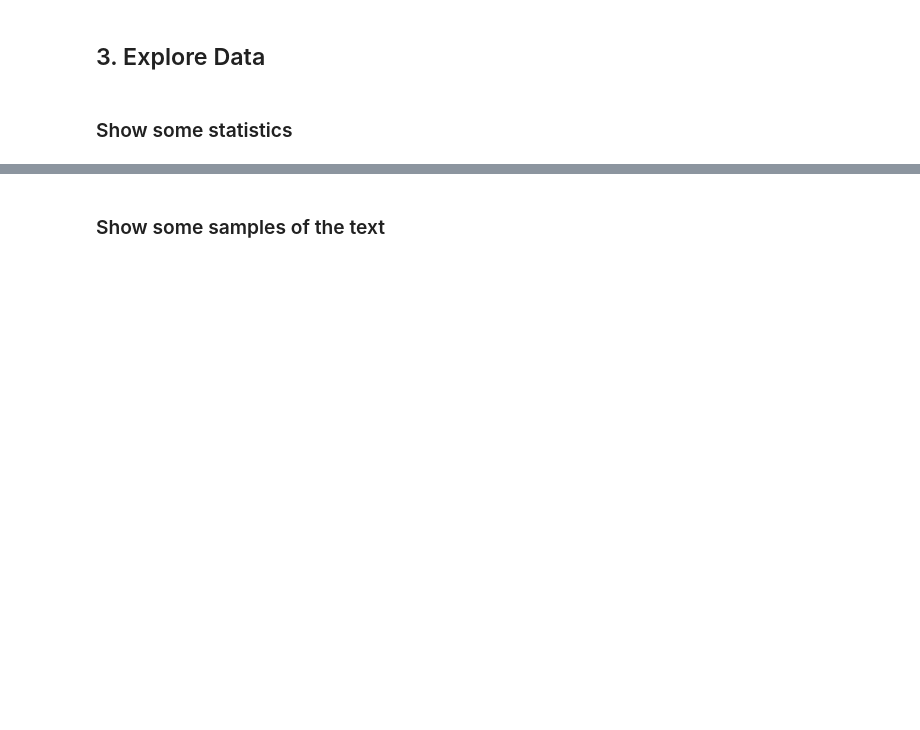
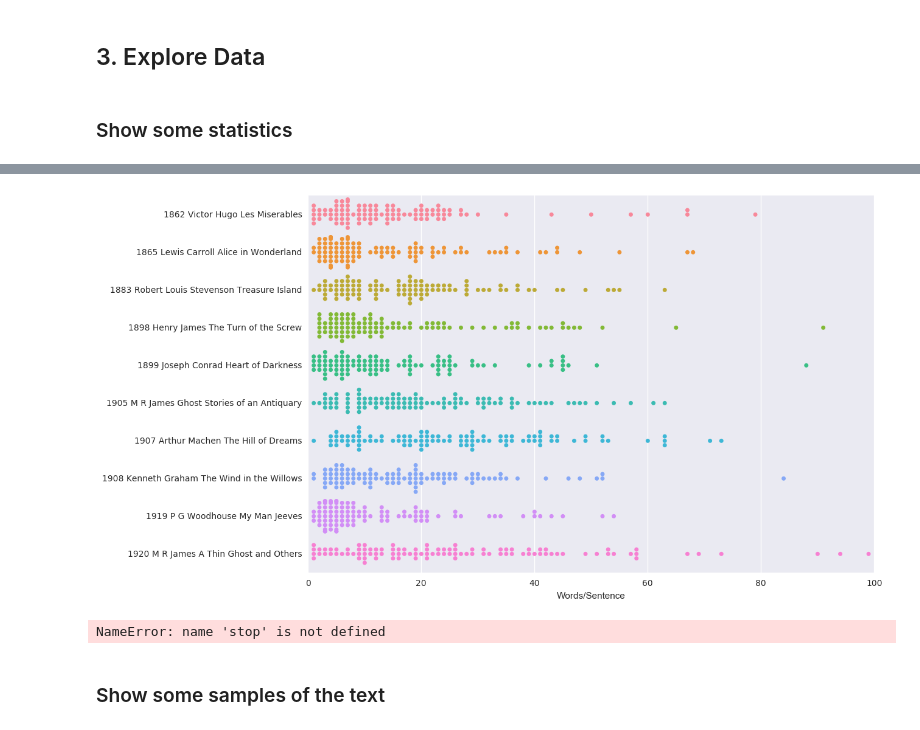
Before and after one commit to bburns/LanguageModels, a Jupyter notebook: experiments/2016-12-30-experiment-setup/Notebook.ipynb, the cells around one changed output, grey strips where cells are left out. Drawn from its saved outputs; the diff is of its cells as text; code cells hidden in the pictures; blank space fills up the shorter version.

```diff
--- a/experiments/2016-12-30-experiment-setup/Notebook.ipynb
+++ b/experiments/2016-12-30-experiment-setup/Notebook.ipynb
@@ -79,3 +111,14 @@ The merged file has already been split.
+# %%
+plt.figure(figsize=(12,8))
+plt.xlabel('Words/Sentence')
+plt.xlim([0, nwordsmax])
+sns.swarmplot(data=df.T, orient='h', split=True);
+# %% [output]
+[figure, added]
+# %%
+stop
+# %% [output]
+NameError: name 'stop' is not defined
 # %% [markdown]
 ### Show some samples of the text
 # %%
```
Also changed, not shown: parts of 31 cells of this notebook, 9 other files.
